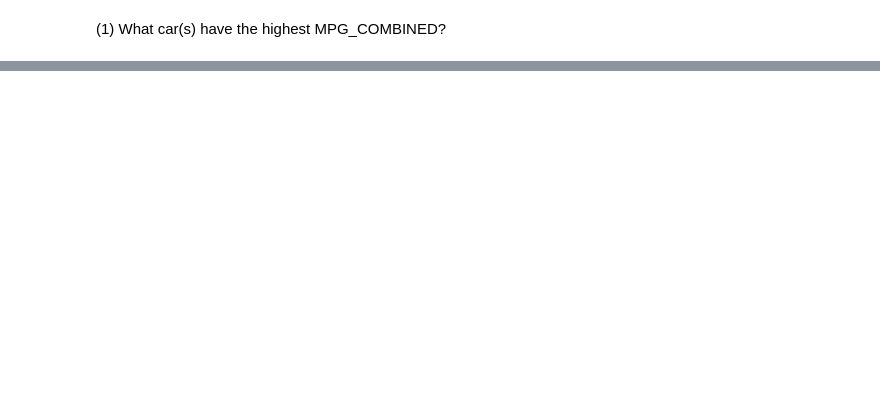
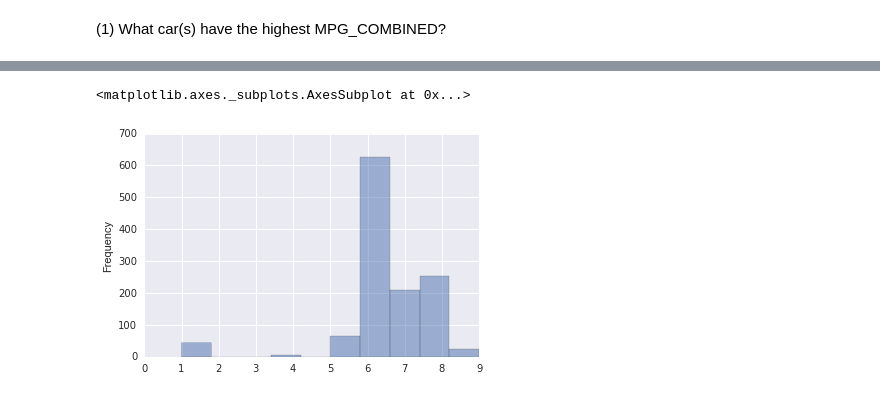
Before and after one commit to brettswan/General-Assembly-Projects, a Jupyter notebook: curriculum/week-01/5.0-recap/5.0-Data_Exercise_Correlation.ipynb, the cells around one changed output, grey strips where cells are left out. Cells and saved outputs as stored; diff of their text form; code cells hidden in the pictures; blank space fills up the shorter version.

```diff
--- a/curriculum/week-01/5.0-recap/5.0-Data_Exercise_Correlation.ipynb
+++ b/curriculum/week-01/5.0-recap/5.0-Data_Exercise_Correlation.ipynb
@@ -12,0 +244,6 @@ The dataset provided contains information about MPG and CO2 emission of 2015 car
+# %%
+df_ = df.iloc[:,1::]
+df_.iloc[:,4].plot.hist(alpha=0.5)
+# %% [output]
+<matplotlib.axes._subplots.AxesSubplot at 0x...>
+[figure, added]
```
Also changed, not shown: parts of 22 cells of this notebook, 4 other files.
